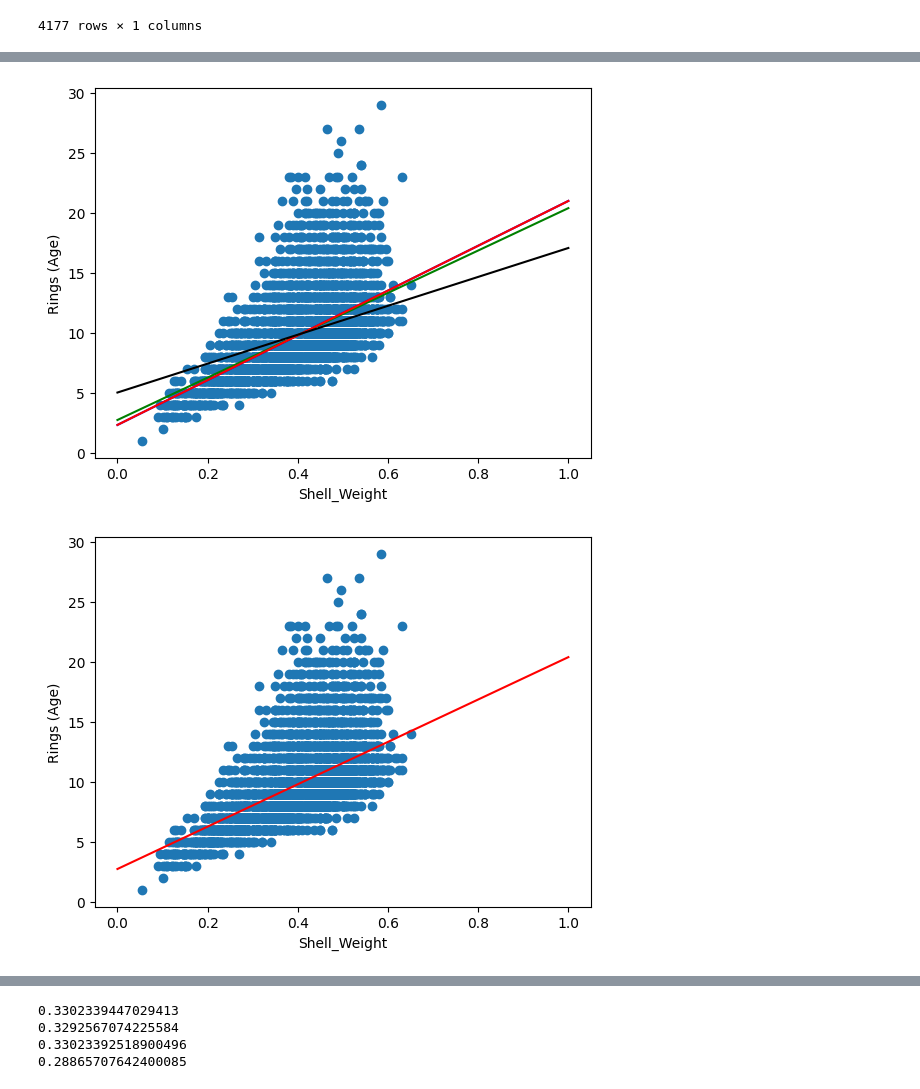
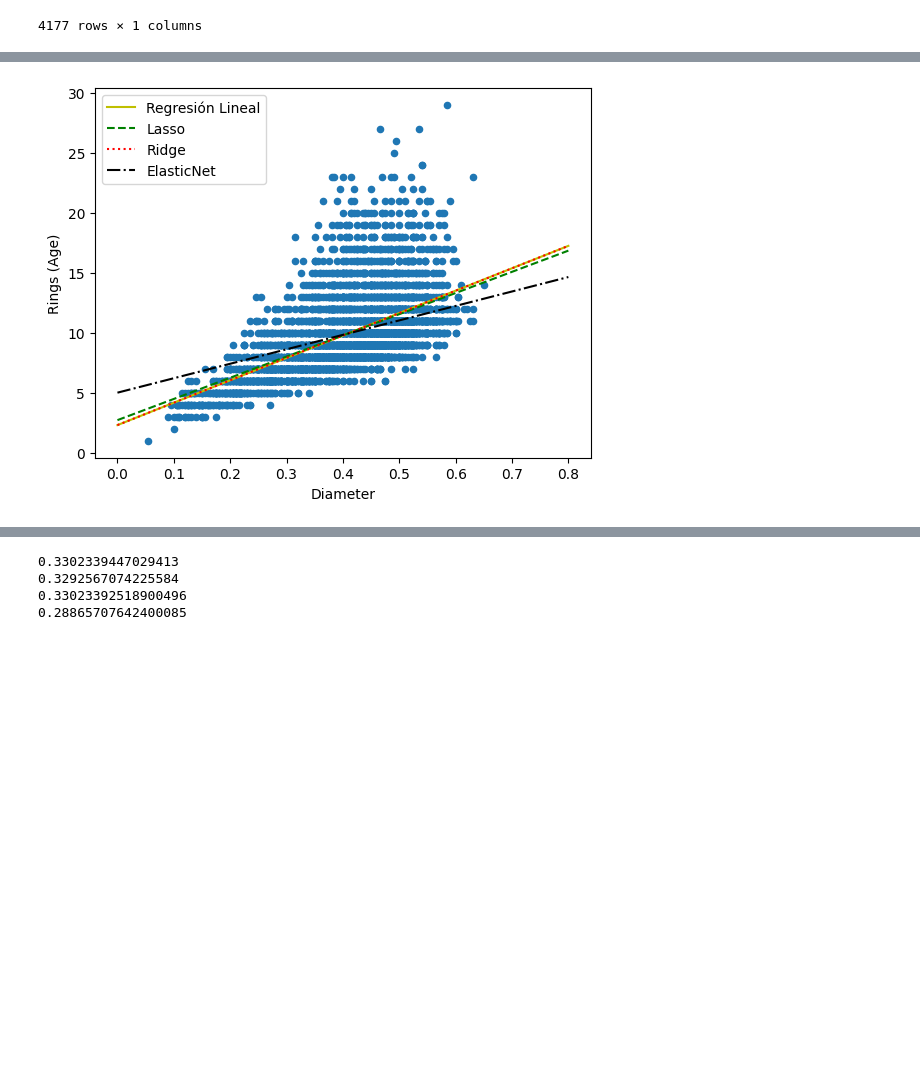
Before and after one commit to MichelMM/iteso-ML-class, a Jupyter notebook: notebooks/T2.MMM_regularization.ipynb, the cells around one changed output, grey strips where cells are left out. Cells and saved outputs as stored; diff of their text form; code cells hidden in the pictures; blank space fills up the shorter version.

```diff
--- a/notebooks/T2.MMM_regularization.ipynb
+++ b/notebooks/T2.MMM_regularization.ipynb
@@ -4,16 +16,11 @@ import pandas as pd
 import numpy as np
 
 # fetch dataset
-breast_cancer_wisconsin_diagnostic = fetch_ucirepo(id=1)
+abalone = fetch_ucirepo(id=1)
 
 # data (as pandas dataframes)
-df = breast_cancer_wisconsin_diagnostic.data.features
-y = breast_cancer_wisconsin_diagnostic.data.targets
-
-
-#cols = ['fixed_acidity']
-#df[cols] = df[df[cols] < 40][cols]
-#df.dropna()
+df = abalone.data.features
+y = abalone.data.targets
 
 
 # variable information
@@ -57,53 +64,38 @@ plt.scatter(X,y)
 # %%
 from sklearn.linear_model import LinearRegression
 from sklearn.linear_model import Lasso
 from sklearn.linear_model import Ridge
 from sklearn.linear_model import ElasticNet
+import warnings
+warnings.filterwarnings("ignore")
 
 reg = LinearRegression()
 laso = Lasso(alpha=.01)
 ridge = Ridge(alpha=.01)
 elastic = ElasticNet(alpha=.01)
 
 reg.fit(X,y)
 laso.fit(X,y)
 ridge.fit(X,y)
 elastic.fit(X,y)
 
-X_plot = np.linspace(0,1,100).reshape(-1,1)
+X_plot = np.linspace(0,.8,100).reshape(-1,1)
 
 y_plot_reg = reg.predict(X_plot)
 y_plot_lasso = laso.predict(X_plot)
 y_plot_ridge = ridge.predict(X_plot)
 y_plot_elastic = elastic.predict(X_plot)
 
 
-plt.scatter(X,y)
-plt.xlabel("Shell_Weight")
+plt.scatter(X,y,s=20)
+plt.xlabel("Diameter")
 plt.ylabel("Rings (Age)")
-plt.plot(X_plot, y_plot_reg, color="b", linestyle="-",   label="Regresión Lineal")
+plt.plot(X_plot, y_plot_reg, color="y", linestyle="-",   label="Regresión Lineal")
 plt.plot(X_plot, y_plot_lasso, color="g", linestyle="--",  label="Lasso")
 plt.plot(X_plot, y_plot_ridge, color="r", linestyle=":",   label="Ridge")
 plt.plot(X_plot, y_plot_elastic, color="k", linestyle="-.", label="ElasticNet")
+
+plt.legend()
 plt.show()
-
-plt.scatter(X,y)
-plt.xlabel("Shell_Weight")
-plt.ylabel("Rings (Age)")
-plt.plot(X_plot, y_plot_lasso, "r")
-plt.show()
-
-plt.scatter(X,y)
-plt.xlabel("Shell_Weight")
-plt.ylabel("Rings (Age)")
-plt.plot(X_plot, y_plot_ridge, "y")
-plt.show()
-
-plt.scatter(X,y)
-plt.xlabel("Shell_Weight")
-plt.ylabel("Rings (Age)")
-plt.plot(X_plot, y_plot_elastic, "y")
-plt.show()
 # %% [output]
-[figure, old version]
+[figure, new version]
-[figure, removed]
```
Also changed, not shown: parts of 3 cells of this notebook, 2 other files.
